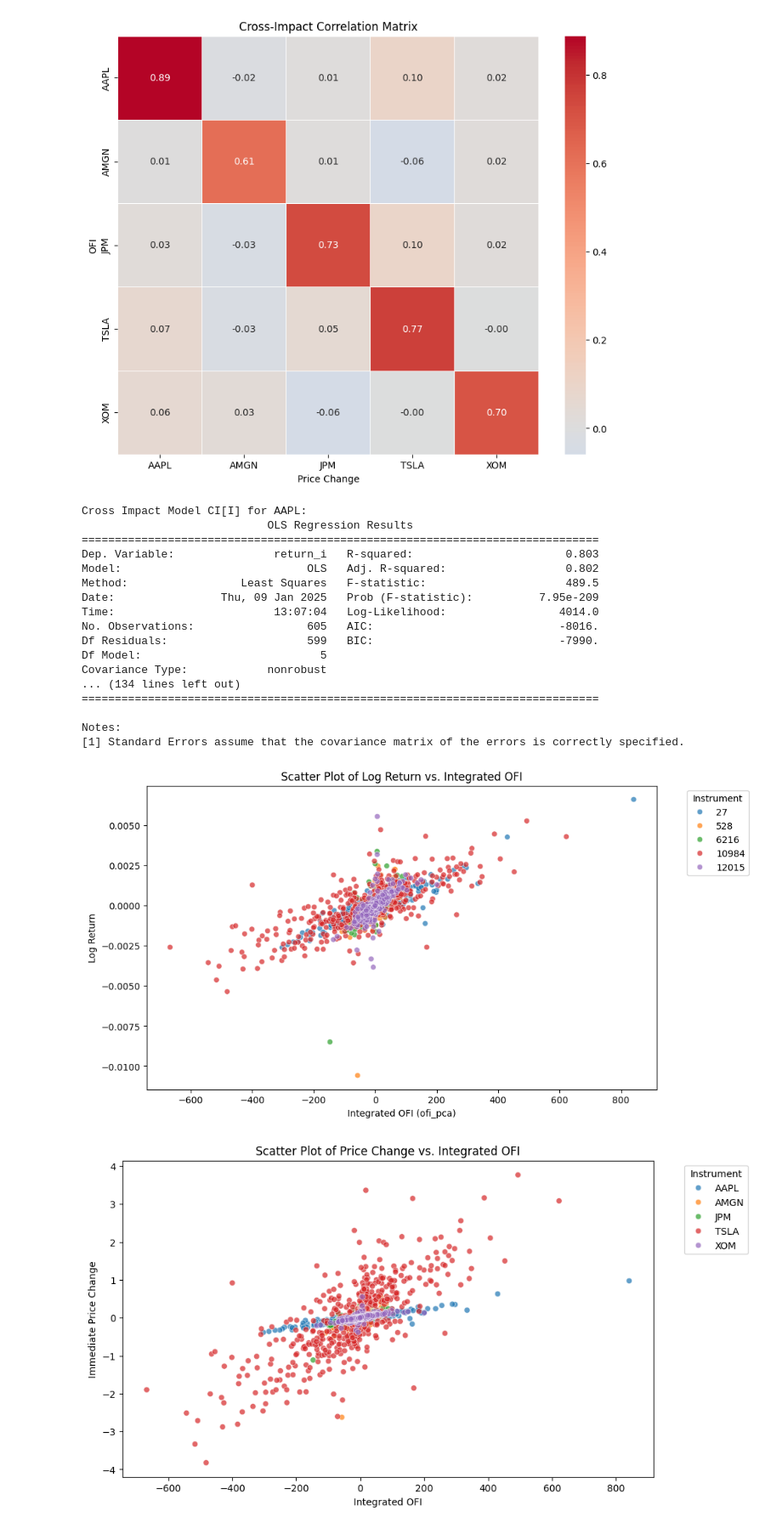
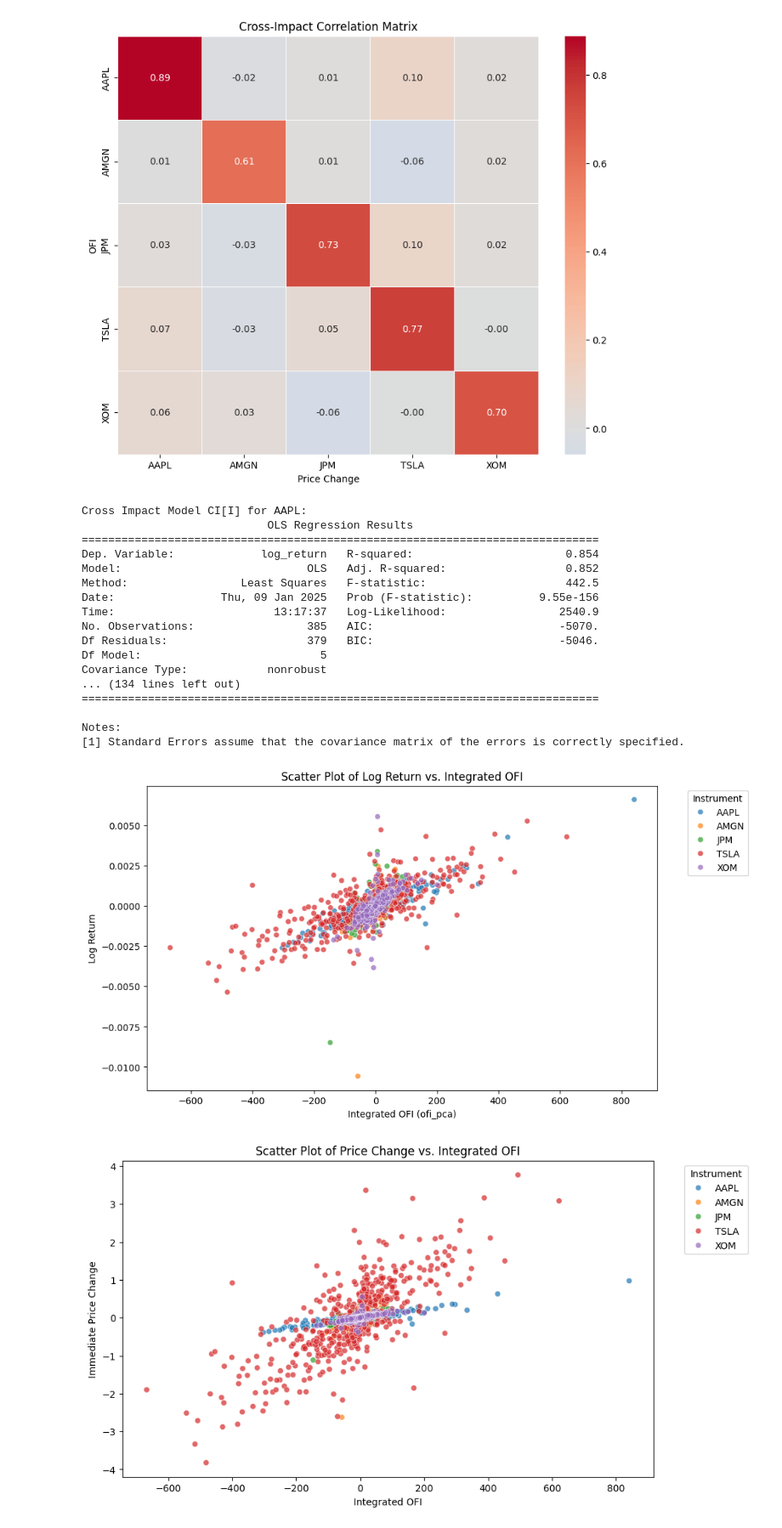
Before and after one commit to johailg2/Cross-Impact-of-Order-Flow-Imbalance-in-Equity-Markets, a Jupyter notebook: notebooks/notebook.ipynb, the cells around one changed output. Shown: that part at 85% size. Cells and saved outputs as stored; diff of their text form; code cells hidden in the pictures.

Commit message:
implemented cross impact regression

```diff
--- a/notebooks/notebook.ipynb
+++ b/notebooks/notebook.ipynb
@@ -60,7 +60,7 @@ The following data was acquired via a batch download:
 # )
 # print(jobs)
 # %%
-raw_df = pd.read_csv("PATH FILE TO CSV DATA") #only one days data
+raw_df = pd.read_csv("PATH TO CSV DATA FILE") #only one days data
 print(raw_df)
 # %% [output]
                      ts_recv             ts_event  rtype  publisher_id  \
@@ -325,6 +325,10 @@ Variance explained by the first principal component: 77.13%
        'future_log_return_1m', 'future_price_change_5m',
        'future_log_return_5m', 'ofi_lagged'],
       dtype='object')
+# %%
+symbology_df = pd.read_csv("PATH TO SYBOLOGY CSV FILE")
+
+mapping_dict = symbology_df.set_index('instrument_id')['raw_symbol'].to_dict()
 # %%
 def regression(data, y, x):
     df = data[[y] + x].copy()
@@ -448,7 +430,7 @@ ci_models = {}
 for i in stocks:
     returns_series = returns_pivot[i]
 
-    model = regression_cross_instrument(returns_series, ofi1_pivot, mapping_dict)
+    model = regression_cross_impact(returns_series, ofi_pivot, mapping_dict)
 
     ci_models[i] = model
     print(f"Cross Impact Model CI[I] for {mapping_dict[i]}:")
@@ -457,13 +439,13 @@ for i in stocks:
 Cross Impact Model CI[I] for AAPL:
                             OLS Regression Results
 ==============================================================================
-Dep. Variable:               return_i   R-squared:                       0.803
-Model:                            OLS   Adj. R-squared:                  0.802
-Method:                 Least Squares   F-statistic:                     489.5
-Date:                Thu, 09 Jan 2025   Prob (F-statistic):          7.95e-209
-Time:                        13:07:04   Log-Likelihood:                 4014.0
-No. Observations:                 605   AIC:                            -8016.
-Df Residuals:                     599   BIC:                            -7990.
+Dep. Variable:             log_return   R-squared:                       0.854
+Model:                            OLS   Adj. R-squared:                  0.852
+Method:                 Least Squares   F-statistic:                     442.5
+Date:                Thu, 09 Jan 2025   Prob (F-statistic):          9.55e-156
+Time:                        13:17:37   Log-Likelihood:                 2540.9
+No. Observations:                 385   AIC:                            -5070.
+Df Residuals:                     379   BIC:                            -5046.
 Df Model:                           5
 Covariance Type:            nonrobust
 ... (134 lines left out)
@@ -472,15 +454,16 @@ Covariance Type:            nonrobust
 Notes:
 [1] Standard Errors assume that the covariance matrix of the errors is correctly specified.
 # %%
+aggregated_df['raw_symbol'] = aggregated_df['instrument_id'].map(mapping_dict)
 
 plt.figure(figsize=(10, 6))
-sns.scatterplot(data=aggregated_df, x='ofi_pca', y='log_return', hue='instrument_id', palette='tab10', alpha=0.7)
+sns.scatterplot(data=aggregated_df, x='ofi_pca', y='log_return', hue='raw_symbol', palette='tab10', alpha=0.7)
 plt.title("Scatter Plot of Log Return vs. Integrated OFI")
 plt.xlabel("Integrated OFI (ofi_pca)")
 plt.ylabel("Log Return")
 plt.legend(title='Instrument', bbox_to_anchor=(1.05, 1), loc='upper left')
 
 plt.show()
 # %% [output]
-[figure, old version]
+[figure, new version]
 # %%
```
Also changed, not shown: parts of 6 cells of this notebook, 3 other files.
